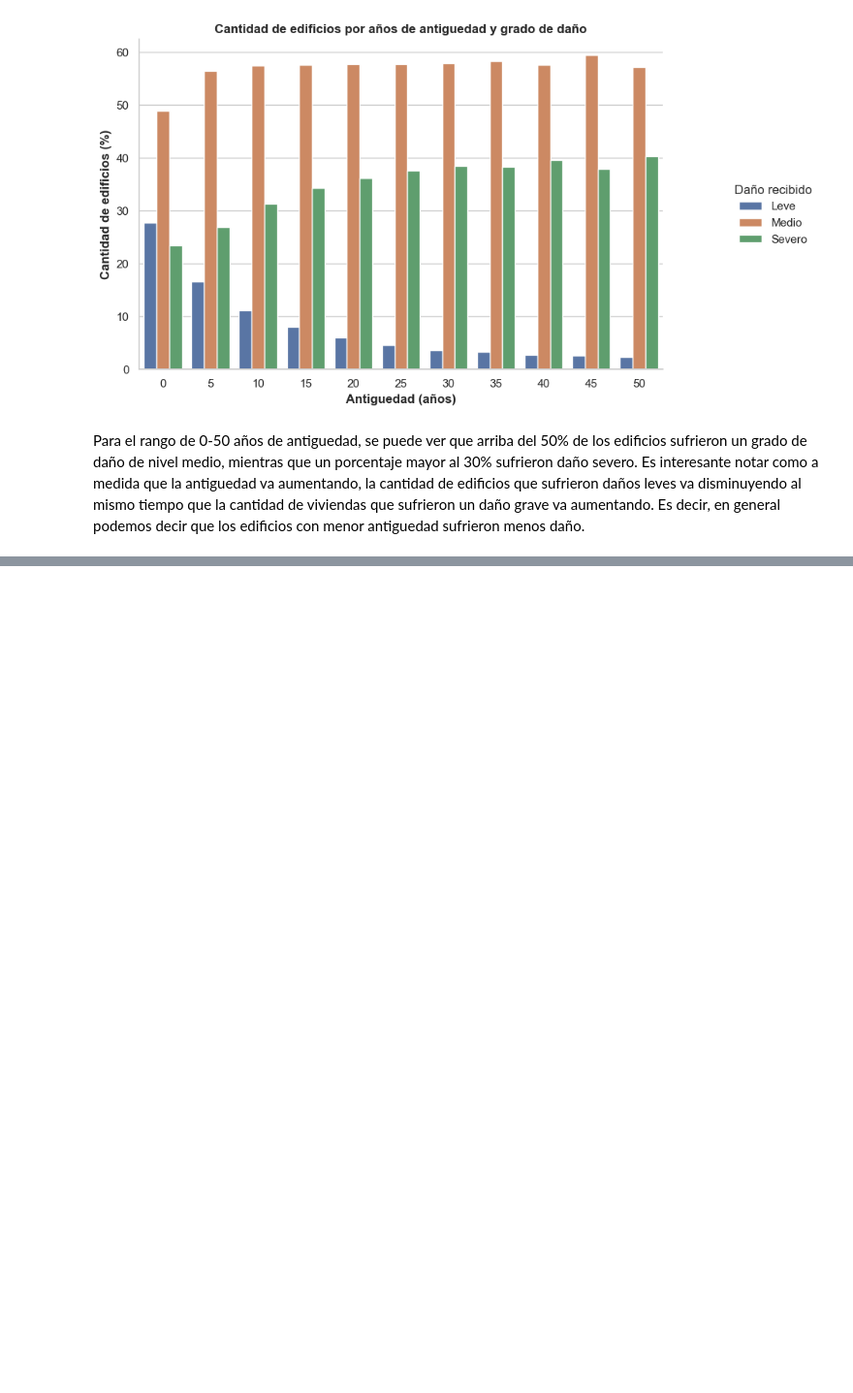
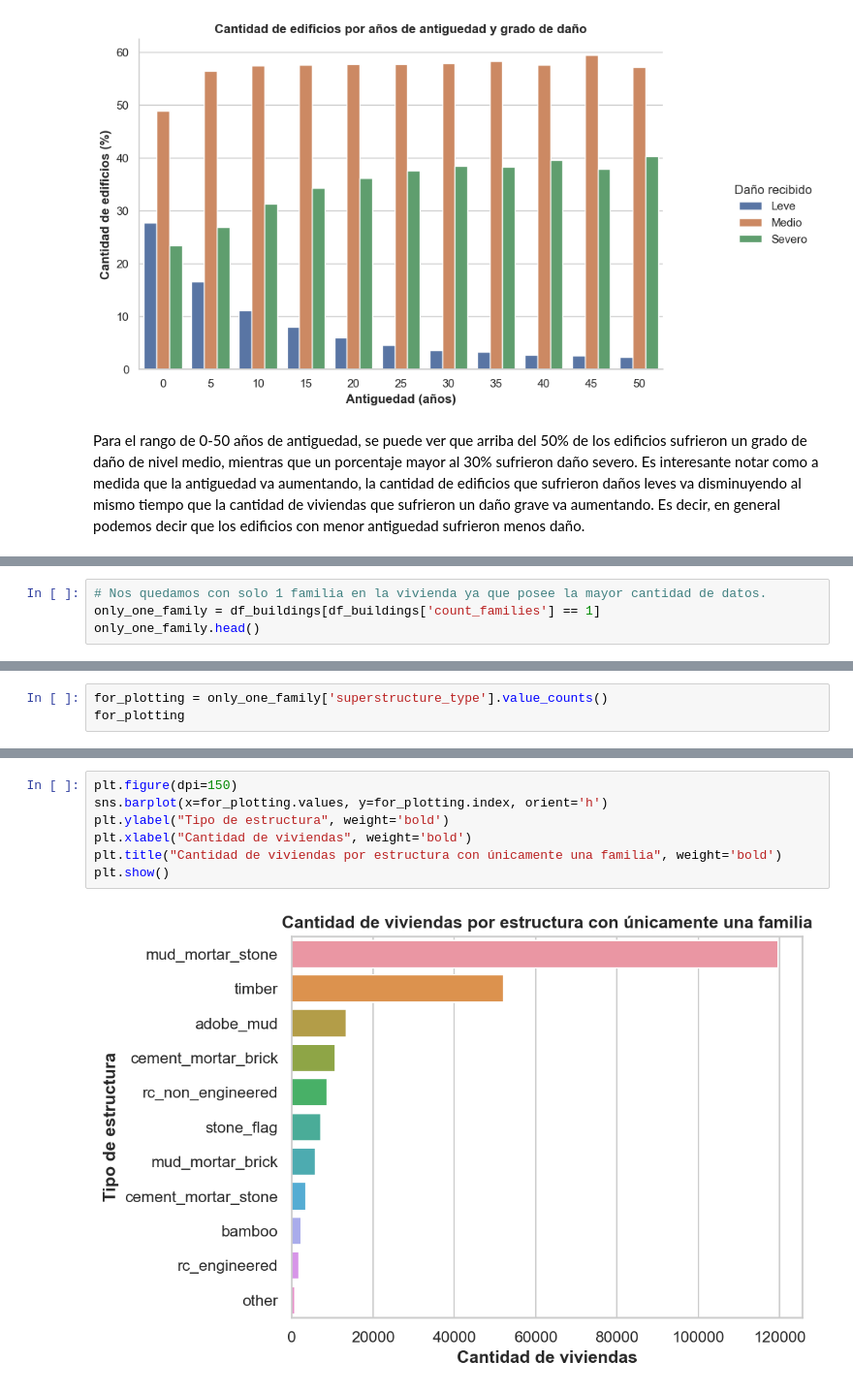
Before and after one commit to FacuMastri/richters-predictor-earthquake, a Jupyter notebook: 1-analisis-exploratorio.ipynb, the cells around one changed output, grey strips where cells are left out. Shown at 97% size. Drawn from its saved outputs; the diff is of its cells as text; blank space fills up the shorter version.

Commit message:
Agrego plot de donde viven la mayoria de las familias

```diff
--- a/1-analisis-exploratorio.ipynb
+++ b/1-analisis-exploratorio.ipynb
@@ -461,0 +506,4 @@ Para el rango de 0-50 años de antiguedad, se puede ver que arriba del 50% de lo
+# %%
+# Nos quedamos con solo 1 familia en la vivienda ya que posee la mayor cantidad de datos.
+only_one_family = df_buildings[df_buildings['count_families'] == 1]
+only_one_family.head()
@@ -461,0 +533,3 @@ Para el rango de 0-50 años de antiguedad, se puede ver que arriba del 50% de lo
+# %%
+for_plotting = only_one_family['superstructure_type'].value_counts()
+for_plotting
@@ -461,0 +564,9 @@ Para el rango de 0-50 años de antiguedad, se puede ver que arriba del 50% de lo
+# %%
+plt.figure(dpi=150)
+sns.barplot(x=for_plotting.values, y=for_plotting.index, orient='h')
+plt.ylabel("Tipo de estructura", weight='bold')
+plt.xlabel("Cantidad de viviendas", weight='bold')
+plt.title("Cantidad de viviendas por estructura con únicamente una familia", weight='bold')
+plt.show()
+# %% [output]
+[figure, added]
```
Also changed, not shown: parts of 19 cells of this notebook.
